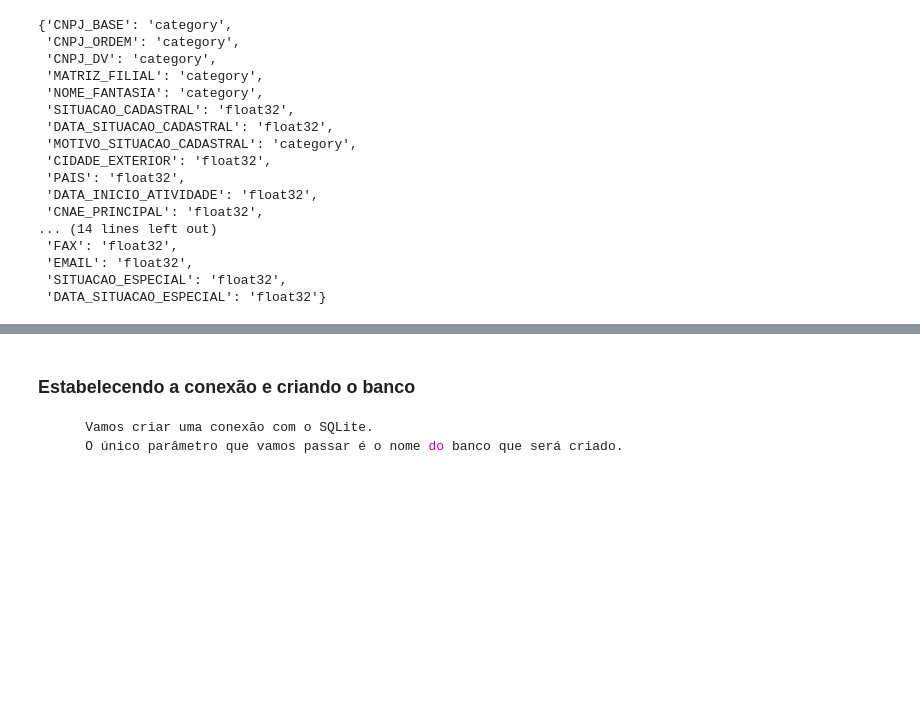
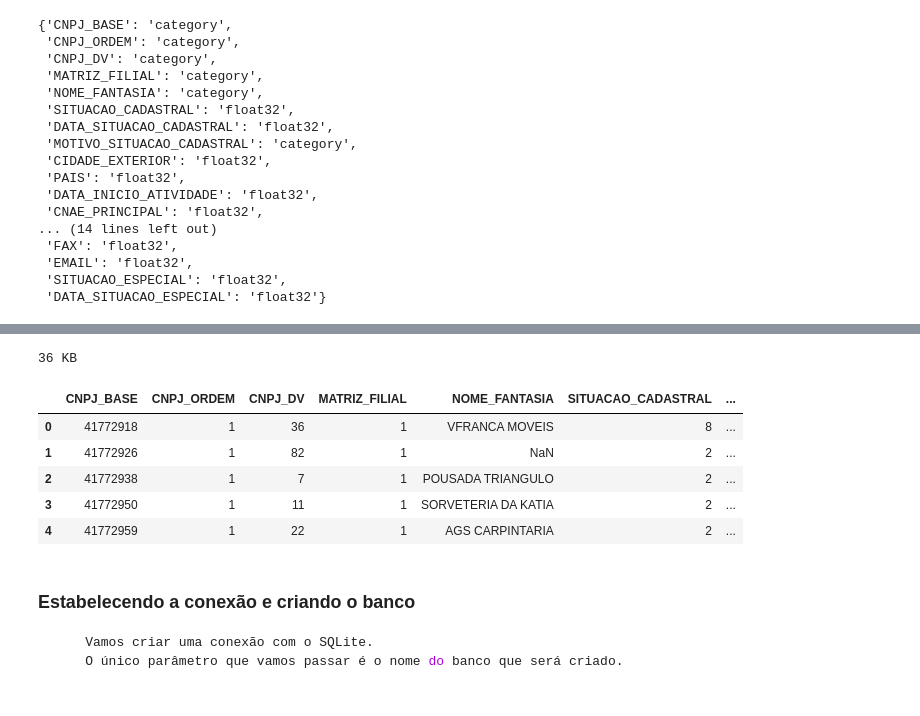
Before and after one commit to gustavolopesmartins/Manipulacao_Arquivos_Python, a Jupyter notebook: NOTEBOOK_TESTES.ipynb, the cells around one changed output, grey strips where cells are left out. Saved outputs shown, nothing was run; the diff lists cells and outputs as text; code cells hidden in the pictures; blank space fills up the shorter version.

```diff
--- a/NOTEBOOK_TESTES.ipynb
+++ b/NOTEBOOK_TESTES.ipynb
@@ -197,3 +184,15 @@ dados.head()
+# %%
+data.columns = CNPJ['ESTABELE']
+print(str(round(data.memory_usage(deep=True).sum() / 1024)) + ' KB')
+data.head()
+# %% [output]
+36 KB
+|  | CNPJ_BASE | CNPJ_ORDEM | CNPJ_DV | MATRIZ_FILIAL | NOME_FANTASIA | SITUACAO_CADASTRAL | ... |
+| 0 | 41772918 | 1 | 36 | 1 | VFRANCA MOVEIS | 8 | ... |
+| 1 | 41772926 | 1 | 82 | 1 | NaN | 2 | ... |
+| 2 | 41772938 | 1 | 7 | 1 | POUSADA TRIANGULO | 2 | ... |
+| 3 | 41772950 | 1 | 11 | 1 | SORVETERIA DA KATIA | 2 | ... |
+| 4 | 41772959 | 1 | 22 | 1 | AGS CARPINTARIA | 2 | ... |
 # %%
 
 dataframes = []
```
Also changed, not shown: parts of 5 cells of this notebook, 1 other file.
